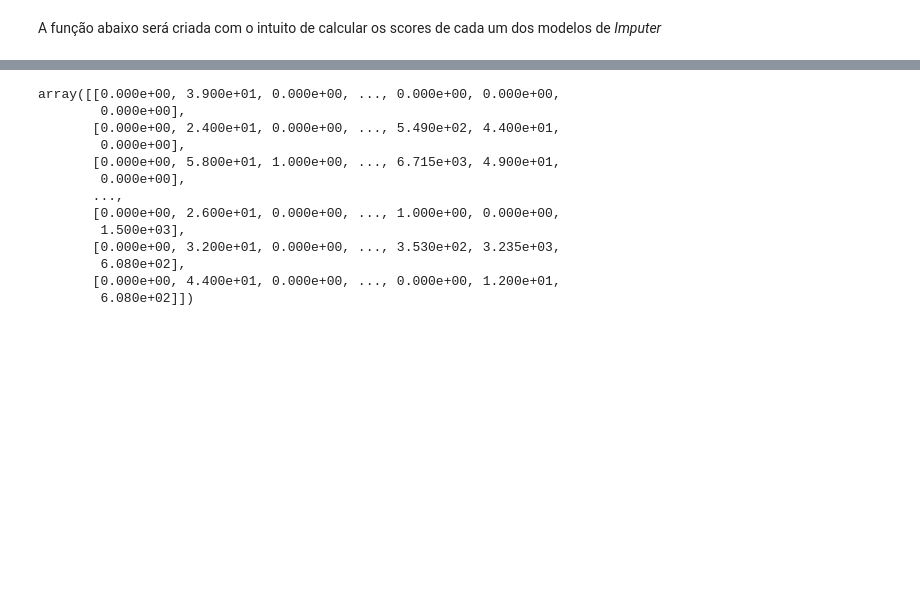
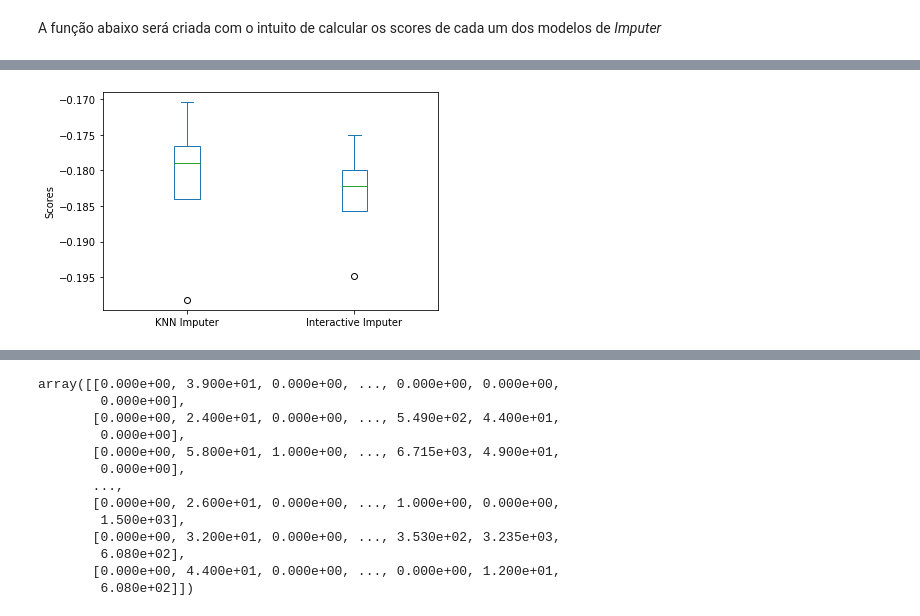
Before and after one commit to henriquemf/projeto-machine-learning, a Jupyter notebook: projeto.ipynb, the cells around one changed output, grey strips where cells are left out. Cells and saved outputs as stored; diff of their text form; code cells hidden in the pictures; blank space fills up the shorter version.

```diff
--- a/projeto.ipynb
+++ b/projeto.ipynb
@@ -524,0 +525,12 @@ plt.show()
+# %%
+score_mean_list
+pd.DataFrame({
+    'KNN Imputer': knn_score,
+    'Interactive Imputer': interactive_score,
+}).plot.box(
+    xlabel='',
+    ylabel=r'Scores',
+    figsize=(6, 4),
+);
+# %% [output]
+[figure, added]
```
Also changed, not shown: parts of 22 cells of this notebook.
